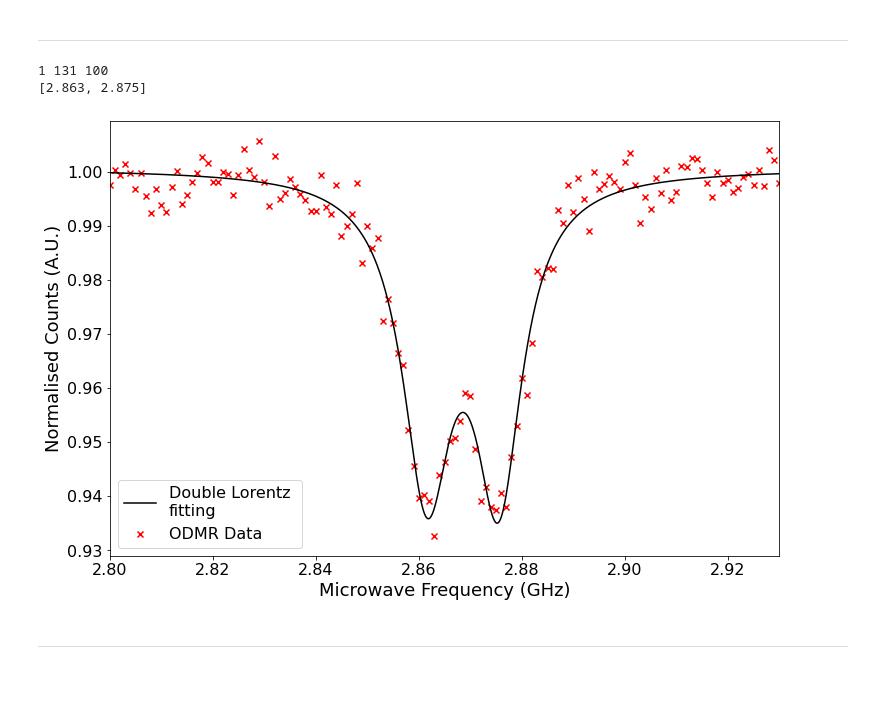
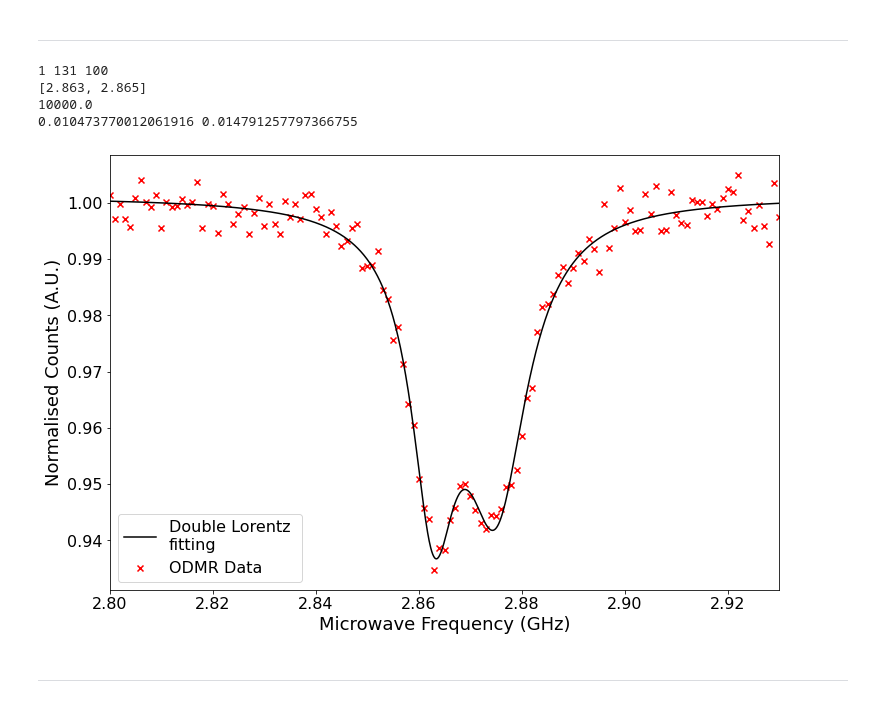
Before and after one commit to Corbyn93/Ryans_Python_Scripts, a Jupyter notebook: Ryan's Jupyter stuff/ODMR analysis/20210720_4_Point_Thermometry.ipynb, the cells around one changed output. Cells and saved outputs as stored; diff of their text form; code cells hidden in the pictures.

```diff
--- a/Ryan's Jupyter stuff/ODMR analysis/20210720_4_Point_Thermometry.ipynb
+++ b/Ryan's Jupyter stuff/ODMR analysis/20210720_4_Point_Thermometry.ipynb
@@ -54,12 +54,13 @@ def reshape_data(reference_data, odmr_data, params_values):
 
     # Create variables with the frequnecy scan parameters.
     num_of_line_scans = int(params_values[4])
-    num_of_freqs =  int(1000*(params_values[1]-params_values[0])/params_values[2] + 1)
+    num_of_freqs =  int(1000*(params_values[1]-params_values[0])/params_values[2]) + 1
     points_per_freq = int(params_values[8])
     print(num_of_line_scans, num_of_freqs, points_per_freq)
     # Reshape the ODMR and reference datasets.
-    odmr_shape_3D = odmr_data.reshape(num_of_line_scans, num_of_freqs, points_per_freq)
-    reference_data_3D = reference_data.reshape(num_of_line_scans, num_of_freqs, points_per_freq)
+
+    odmr_shape_3D = odmr_data[0:num_of_freqs*points_per_freq].reshape(num_of_line_scans, num_of_freqs, points_per_freq)
+    reference_data_3D = reference_data[0:num_of_freqs*points_per_freq].reshape(num_of_line_scans, num_of_freqs, points_per_freq)
 
     return(odmr_shape_3D, reference_data_3D)
 # %%
@@ -170,15 +171,15 @@ Additionally, I should be able to extract the Double Lorentz fitting of the data
  # Saves this data into a text file and the 2 plots generated.
 #######
 
-date = '20210723' # Date on folder in which the experimental data is saved.
+date = '20210920' # Date on folder in which the experimental data is saved.
 set_plot_params()
 
 # Load in the data file into an np array, and freqeuncy scan parameters
 # into a pandas array.
-folder_path = 'I:\\Science\\Physics-Nanobiophotonics\\Group\\User Data\\ODMR\\ODMR and imaging\\' + date + '\\'
+folder_path = 'I:\\Science\\Physics-Nanobiophotonics\\Group\\User Data\\ODMR\\ODMR and imaging\\2021\\' + date + '\\'
 #folder_path = 'I:\\Science\\Physics-Nanobiophotonics\\Group\\User Data\\ODMR\\Imaging\\'
 
-data_set = '_referenced_odmr_019' # Short hand for the file name.
+data_set = '_referenced_odmr_19' # Short hand for the file name.
 
 # Set the file names for all 4 data sets recorded from the experiment.
 file_name_ODMR1 = date + data_set + '_ODMR1.dat'
@@ -211,35 +212,39 @@ normalised_ODMR = normalise_data(reference_data, odmr_data)
 # mean_odmr_freq_points = mean for all the points recorded per frequnecy, but not linescans.
 # mean_norm_odmr_full = Mean fluorescence value for all ODMR data points taken per freq.
 mean_odmr_freq_points, mean_norm_odmr_full_disordered = mean_data(normalised_ODMR)
 mean_norm_odmr_full = np.roll(mean_norm_odmr_full_disordered, 1)
 
 # Plot the mean normalised dataset as a scatter plot.
 fig1, ax1 = normalised_scatter_plot(freq, mean_norm_odmr_full)
 
 # find the freqeuncy points with the highest ODMR contrast
 freq_mins, dip_depth, flourescent_baseline = get_init_params(mean_norm_odmr_full, freq)
 print(freq_mins)
 
 
 # create the initial parameters for ODMR double lorentzian
 # line fitting
 init_params = [dip_depth[0], freq_mins[0], 0.005, dip_depth[1], freq_mins[1], 0.005, flourescent_baseline]
 #init_params = [-0.8, 2.86, 0.005, dip_depth[1], 2.87, 0.005, flourescent_baseline]
 
 # Set the upper and lower bounds for the fitting algorithm.
 lower_bounds = [-np.inf, init_params[1] - 0.01, 0, -np.inf, init_params[4] - 0.01, 0, 0]
 upper_bounds = [np.inf, init_params[1] + 0.01, 1, np.inf, init_params[4] + 0.01, 1, np.inf]
 
 # generate the optimised curve fit parameters.
 fitting_params, error_in_fit = optimised_lorentz_fit(freq, mean_norm_odmr_full, init_params,
                                                     lower_bounds, upper_bounds)
 
 # plot the fitting to ax1
 ax1, y_fit = plot_fitting(ax1, freq, params_values[3])
+print(dwell_time)
+print(fitting_params[2], fitting_params[5])
 # %% [output]
 1 131 100
-[2.863, 2.875]
+[2.863, 2.865]
+10000.0
+0.010473770012061916 0.014791257797366755
-[figure, old version]
+[figure, new version]
 # %% [markdown]
 ***
 # %% [markdown]
```
Also changed, not shown: parts of 13 cells of this notebook, 4 other files.
